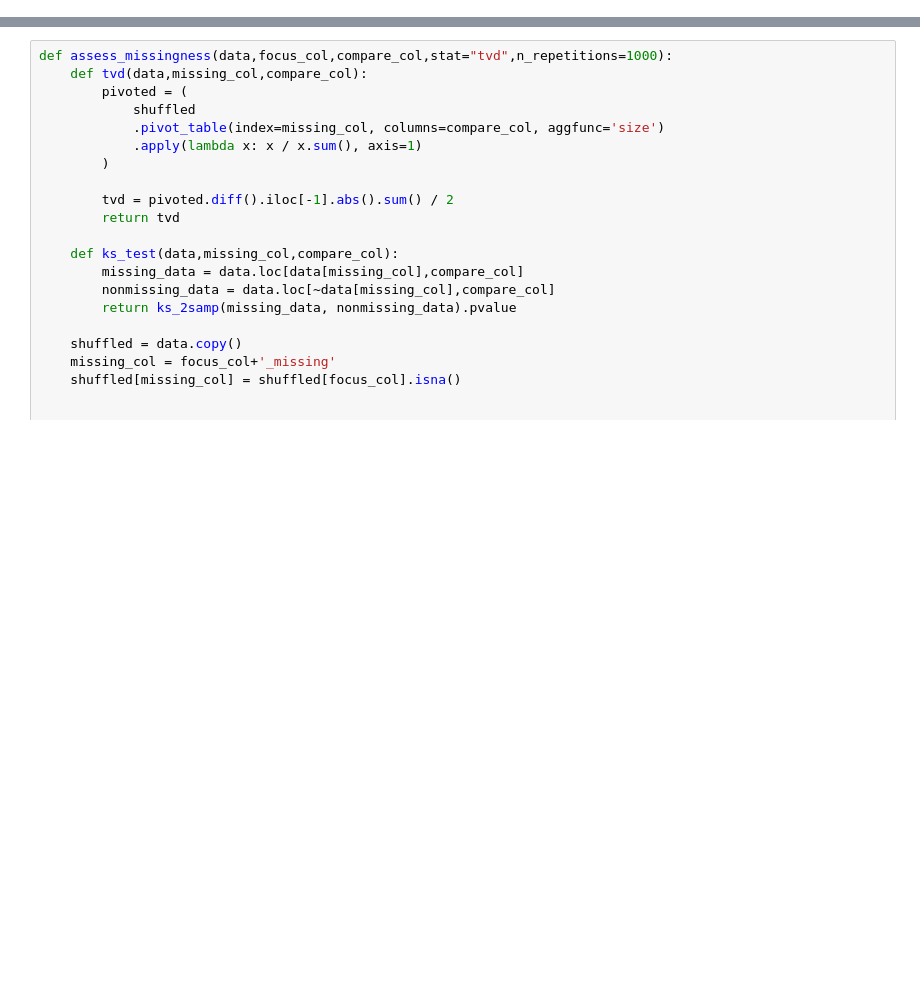
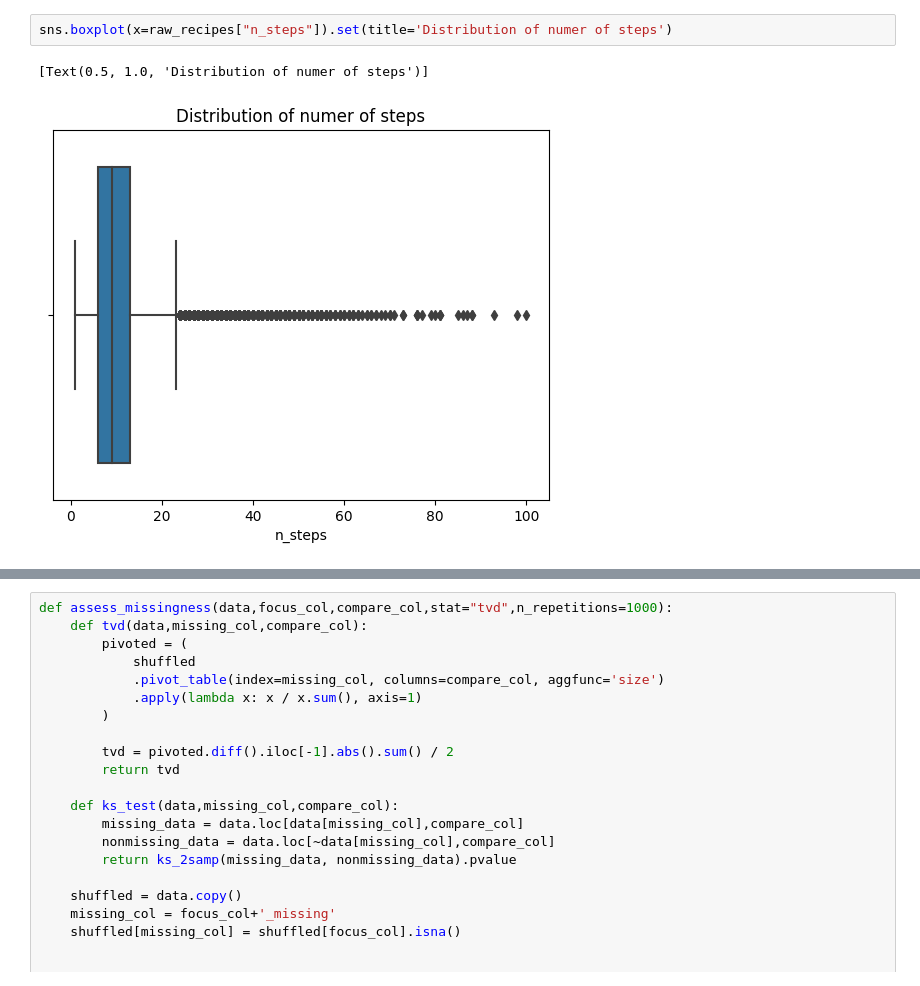
Before and after one commit to LtAstros/Food_POC, a Jupyter notebook: food_POC.ipynb, the cells around one changed output, grey strips where cells are left out. Saved outputs shown, nothing was run; the diff lists cells and outputs as text; blank space fills up the shorter version.

```diff
--- a/food_POC.ipynb
+++ b/food_POC.ipynb
@@ -33,0 +68,5 @@ raw_recipes[
+# %%
+sns.boxplot(x=raw_recipes["n_steps"]).set(title='Distribution of numer of steps')
+# %% [output]
+[Text(0.5, 1.0, 'Distribution of numer of steps')]
+[figure, added]
```
Also changed, not shown: parts of 23 cells of this notebook, 3 other files.
